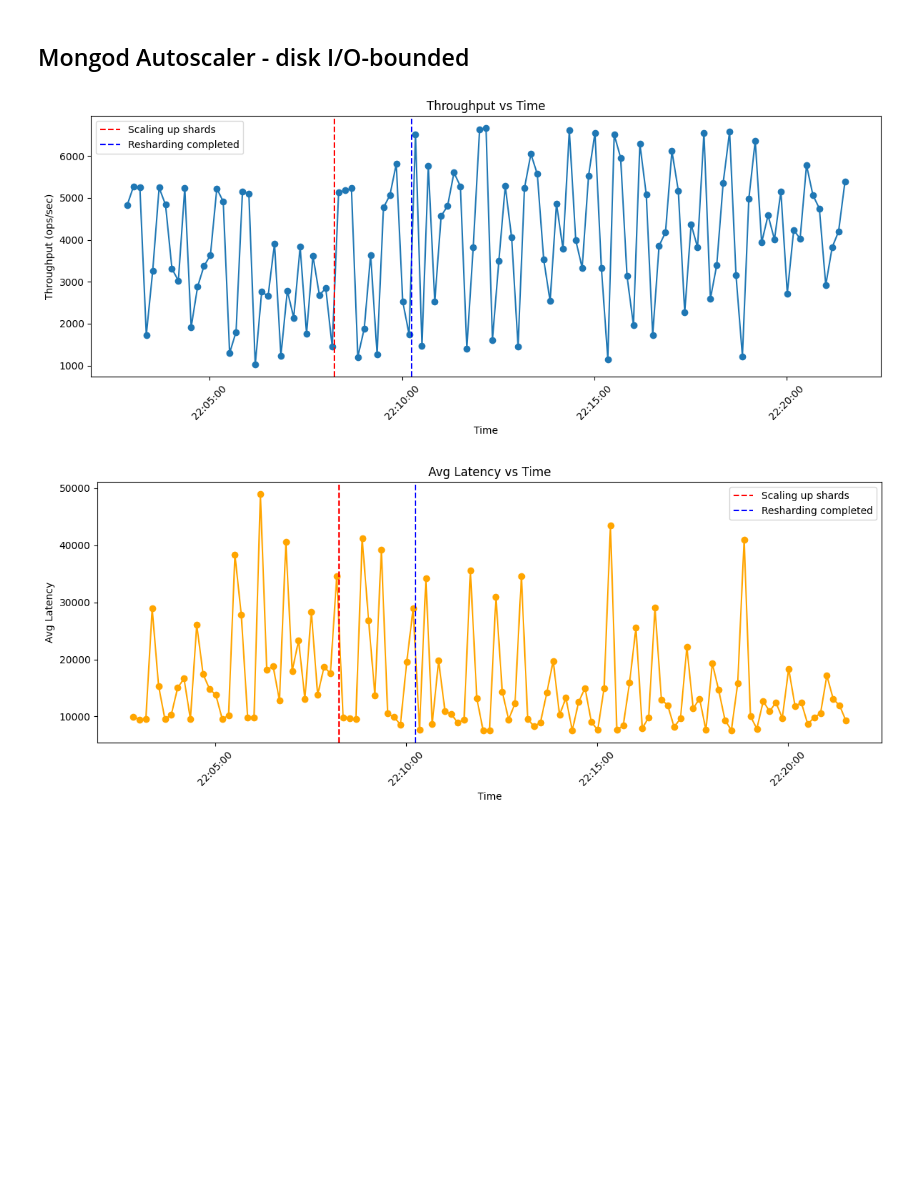
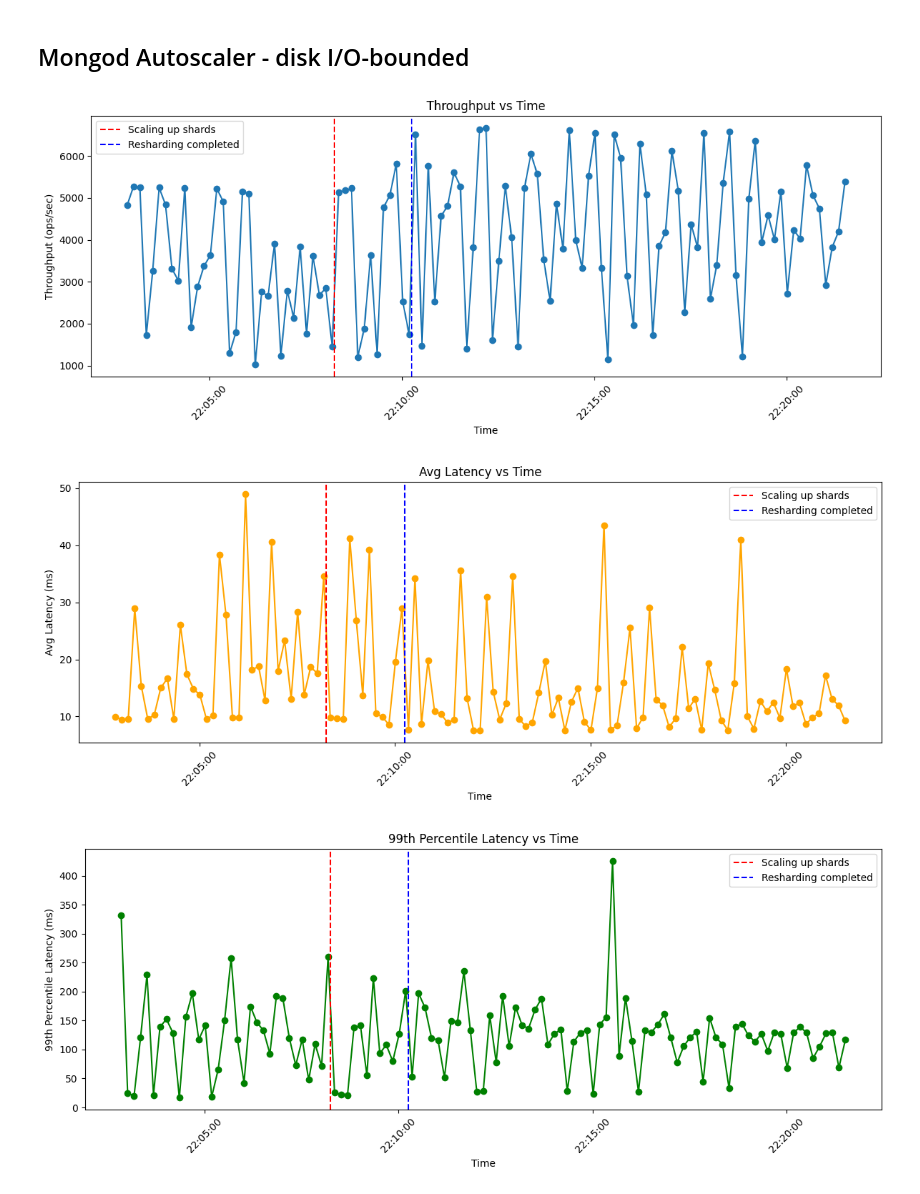
Before and after one commit to Chen-Si-An/Autoscaling, a Jupyter notebook: MongoDB/result/Autoscaling.ipynb, the cells around one changed output. Cells and saved outputs as stored; diff of their text form; code cells hidden in the pictures; blank space fills up the shorter version.

Commit message:
Add p99 latency figure

```diff
--- a/MongoDB/result/Autoscaling.ipynb
+++ b/MongoDB/result/Autoscaling.ipynb
@@ -117,7 +117,7 @@ for f in files:
             if match:
                 times.append(datetime.strptime(match.group(1), '%H:%M:%S'))
                 throughputs.append(float(match.group(2)))
-                latencies.append(float(match.group(3)))
+                latencies.append(float(match.group(3)) / 1000)
 
 highlight_times = [
     (datetime.strptime('05:23:21', '%H:%M:%S'), "Scaling up mongos", 'red'),
@@ -144,7 +144,7 @@ ax.plot(times, latencies, marker='o', color='orange')
 for ht, label, color in highlight_times:
     ax.axvline(x=ht, color=color, linestyle='--', label=label)
 ax.set_xlabel('Time')
-ax.set_ylabel('Avg Latency')
+ax.set_ylabel('Avg Latency (ms)')
 ax.set_title('Avg Latency vs Time')
 ax.xaxis.set_major_formatter(mdates.DateFormatter('%H:%M:%S'))
 plt.xticks(rotation=45)
@@ -180,7 +180,7 @@ for f in files:
             if match:
                 times.append(datetime.strptime(match.group(1), '%H:%M:%S'))
                 throughputs.append(float(match.group(2)))
-                latencies.append(float(match.group(3)))
+                latencies.append(float(match.group(3)) / 1000)
 
 highlight_times = [
     (datetime.strptime('03:24:12', '%H:%M:%S'), "Scaling up shards", 'red'),
@@ -209,7 +209,7 @@ ax.plot(times, latencies, marker='o', color='orange')
 for ht, label, color in highlight_times:
     ax.axvline(x=ht, color=color, linestyle='--', label=label)
 ax.set_xlabel('Time')
-ax.set_ylabel('Avg Latency')
+ax.set_ylabel('Avg Latency (ms)')
 ax.set_title('Avg Latency vs Time')
 ax.xaxis.set_major_formatter(mdates.DateFormatter('%H:%M:%S'))
 plt.xticks(rotation=45)
@@ -231,16 +231,18 @@ import matplotlib.dates as mdates
 times = []
 throughputs = []
 latencies = []
+latency_99s = []
 
 with open('mongod_iowait_exp/run_50.log') as file:
     for line in file:
         if line.startswith('#OUTLIER'):
             continue
-        match = re.search(r' (\d{2}:\d{2}:\d{2}).*? ([\d.]+) current ops/sec;.*Avg=([\d.]+)', line)
+        match = re.search(r' (\d{2}:\d{2}:\d{2}).*? ([\d.]+) current ops/sec;.*Avg=([\d.]+),.*99=([\d.]+)', line)
         if match:
             times.append(datetime.strptime(match.group(1), '%H:%M:%S'))
             throughputs.append(float(match.group(2)))
-            latencies.append(float(match.group(3)))
+            latencies.append(float(match.group(3)) / 1000)
+            latency_99s.append(float(match.group(4)) / 1000)
 
 highlight_times = [
     (datetime.strptime('22:08:15', '%H:%M:%S'), "Scaling up shards", 'red'),
@@ -248,32 +250,47 @@ highlight_times = [
 ]
 
 # Plot throughput vs time
 fig, ax = plt.subplots(figsize=(12, 5))
 ax.plot(times, throughputs, marker='o')
 for ht, label, color in highlight_times:
     ax.axvline(x=ht, color=color, linestyle='--', label=label)
 ax.set_xlabel('Time')
 ax.set_ylabel('Throughput (ops/sec)')
 ax.set_title('Throughput vs Time')
 ax.xaxis.set_major_formatter(mdates.DateFormatter('%H:%M:%S'))
 plt.xticks(rotation=45)
 plt.legend()
 plt.tight_layout()
 plt.show()
 
 # Plot latency vs time
 fig, ax = plt.subplots(figsize=(12, 5))
 ax.plot(times, latencies, marker='o', color='orange')
 for ht, label, color in highlight_times:
     ax.axvline(x=ht, color=color, linestyle='--', label=label)
 ax.set_xlabel('Time')
-ax.set_ylabel('Avg Latency')
+ax.set_ylabel('Avg Latency (ms)')
 ax.set_title('Avg Latency vs Time')
 ax.xaxis.set_major_formatter(mdates.DateFormatter('%H:%M:%S'))
 plt.xticks(rotation=45)
 plt.legend()
 plt.tight_layout()
 plt.show()
+
+# Plot 99th percentile latency vs time
+fig, ax = plt.subplots(figsize=(12, 5))
+ax.plot(times, latency_99s, marker='o', color='green')
+for ht, label, color in highlight_times:
+    ax.axvline(x=ht, color=color, linestyle='--', label=label)
+ax.set_xlabel('Time')
+ax.set_ylabel('99th Percentile Latency (ms)')
+ax.set_title('99th Percentile Latency vs Time')
+ax.xaxis.set_major_formatter(mdates.DateFormatter('%H:%M:%S'))
+plt.xticks(rotation=45)
+plt.legend()
+plt.tight_layout()
+plt.show()
 # %% [output]
 [figure]
-[figure, old version]
+[figure, new version]
+[figure, added]
```
Also changed, not shown: parts of 2 cells of this notebook.
